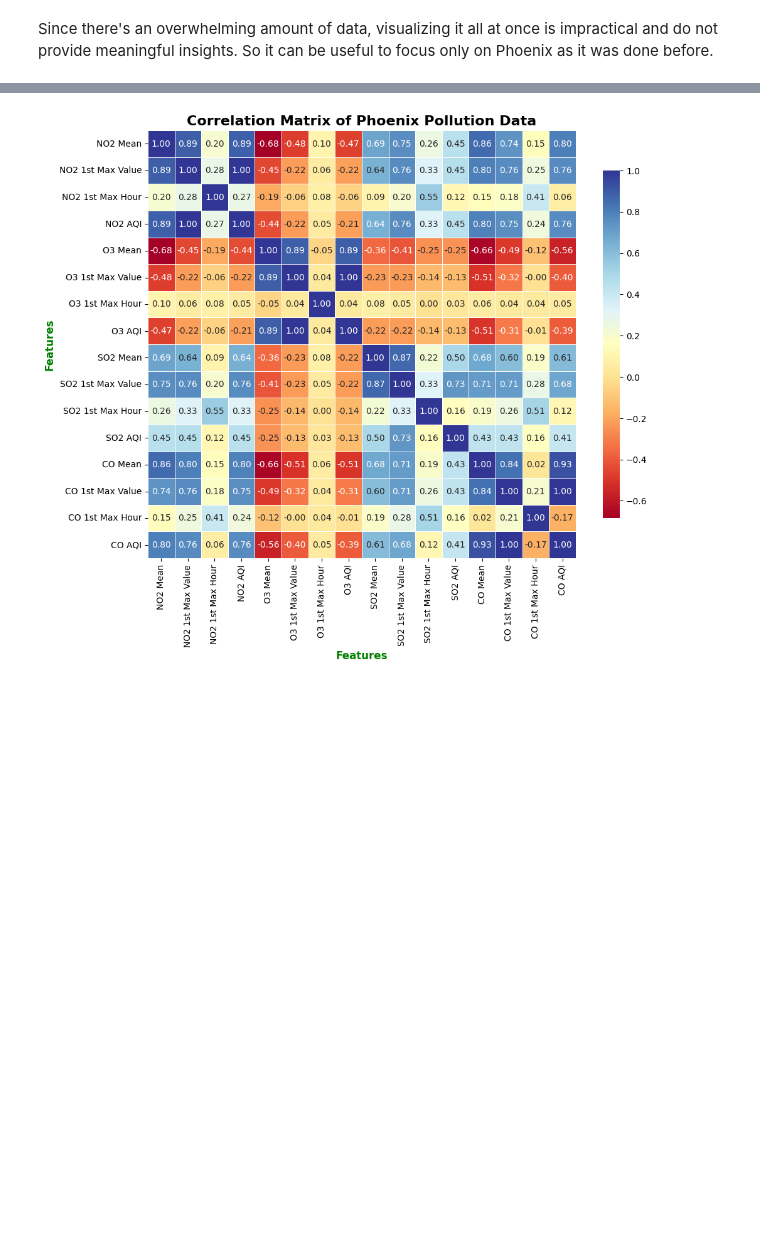
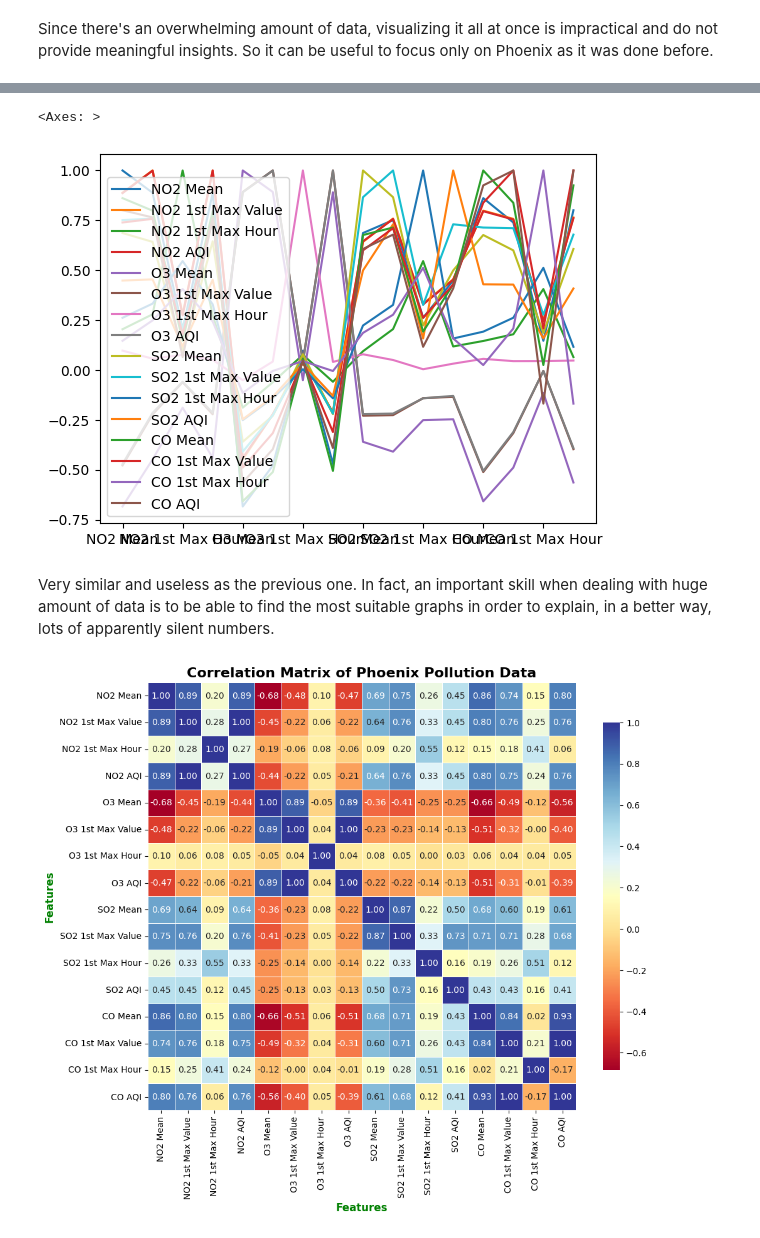
Before and after one commit to letizialanza01/Project_US_Pollution, a Jupyter notebook: Project_US_Pollution.ipynb, the cells around one changed output, grey strips where cells are left out. Cells and saved outputs as stored; diff of their text form; code cells hidden in the pictures; blank space fills up the shorter version.

```diff
--- a/Project_US_Pollution.ipynb
+++ b/Project_US_Pollution.ipynb
@@ -1014,4 +1022,11 @@ pollution_phoenix_corr
 | CO 1st Max Value | 0.739268 | 0.757480 | 0.178769 | 0.754210 | -0.489848 | -0.316870 | 0.044122 | ... |
 | CO 1st Max Hour | 0.145964 | 0.248299 | 0.405423 | 0.243079 | -0.115498 | -0.004917 | 0.044404 | ... |
 | CO AQI | 0.800636 | 0.764561 | 0.064317 | 0.760841 | -0.564217 | -0.397361 | 0.047102 | ... |
+# %%
+pollution_phoenix_corr.plot()
+# %% [output]
+<Axes: >
+[figure, added]
+# %% [markdown]
+Very similar and useless as the previous one. In fact, an important skill when dealing with huge amount of data is to be able to find the most suitable graphs in order to explain, in a better way, lots of apparently silent numbers.
 # %%
```
Also changed, not shown: parts of 32 cells of this notebook.
